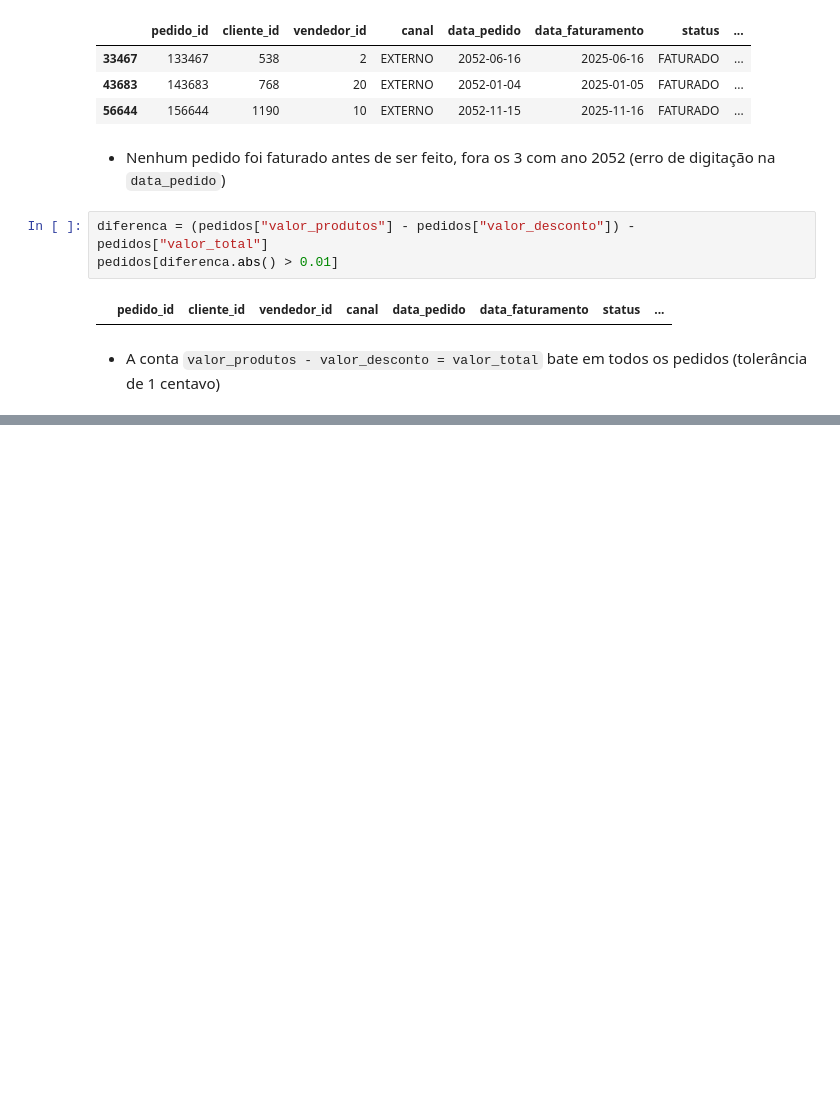
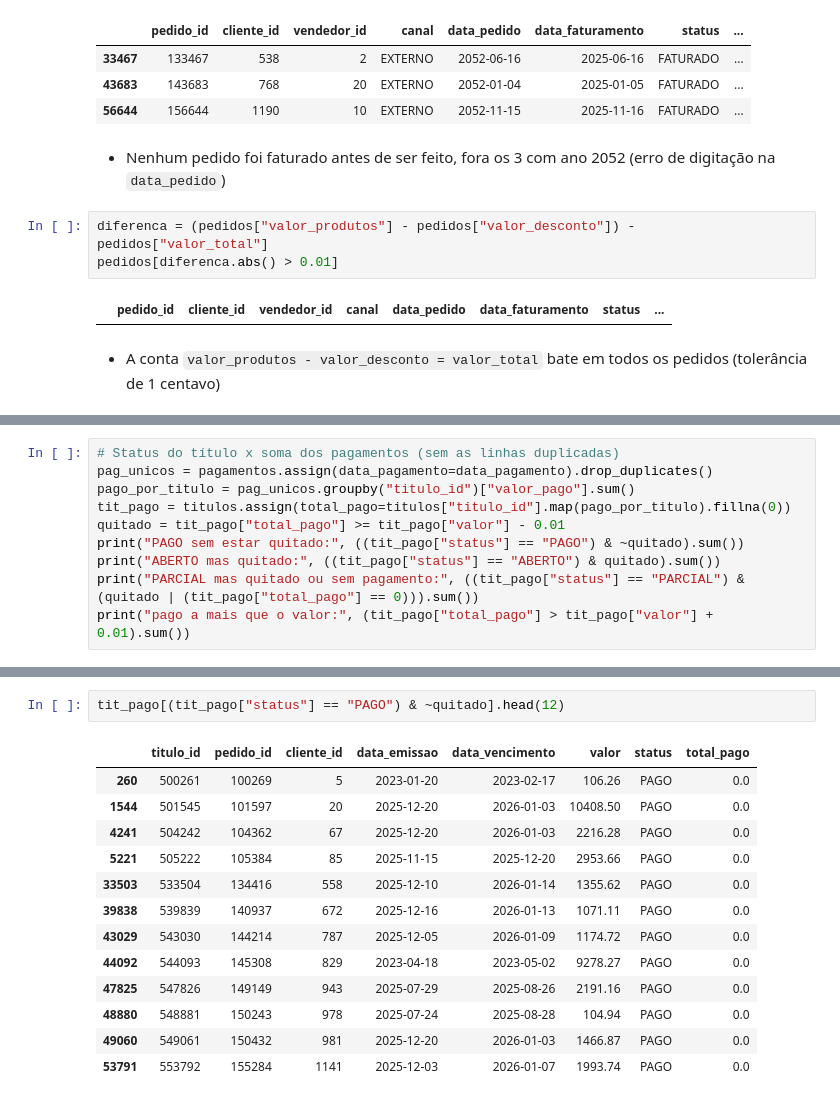
Before and after one commit to fernandesnic/distribuidora-vale-sul, a Jupyter notebook: notebooks/01_exploracao.ipynb, the cells around one changed output, grey strips where cells are left out. Saved outputs shown, nothing was run; the diff lists cells and outputs as text; blank space fills up the shorter version.

```diff
--- a/notebooks/01_exploracao.ipynb
+++ b/notebooks/01_exploracao.ipynb
@@ -463,0 +954,10 @@ Para fazer no fim, depois de explorar todas as tabelas.
+# %%
+# Status do título x soma dos pagamentos (sem as linhas duplicadas)
+pag_unicos = pagamentos.assign(data_pagamento=data_pagamento).drop_duplicates()
+pago_por_titulo = pag_unicos.groupby("titulo_id")["valor_pago"].sum()
+tit_pago = titulos.assign(total_pago=titulos["titulo_id"].map(pago_por_titulo).fillna(0))
+quitado = tit_pago["total_pago"] >= tit_pago["valor"] - 0.01
+print("PAGO sem estar quitado:", ((tit_pago["status"] == "PAGO") & ~quitado).sum())
+print("ABERTO mas quitado:", ((tit_pago["status"] == "ABERTO") & quitado).sum())
+print("PARCIAL mas quitado ou sem pagamento:", ((tit_pago["status"] == "PARCIAL") & (quitado | (tit_pago["total_pago"] == 0))).sum())
+print("pago a mais que o valor:", (tit_pago["total_pago"] > tit_pago["valor"] + 0.01).sum())
@@ -463,0 +975,16 @@ Para fazer no fim, depois de explorar todas as tabelas.
+# %%
+tit_pago[(tit_pago["status"] == "PAGO") & ~quitado].head(12)
+# %% [output]
+|  | titulo_id | pedido_id | cliente_id | data_emissao | data_vencimento | valor | status | total_pago |
+| 260 | 500261 | 100269 | 5 | 2023-01-20 | 2023-02-17 | 106.26 | PAGO | 0.0 |
+| 1544 | 501545 | 101597 | 20 | 2025-12-20 | 2026-01-03 | 10408.50 | PAGO | 0.0 |
+| 4241 | 504242 | 104362 | 67 | 2025-12-20 | 2026-01-03 | 2216.28 | PAGO | 0.0 |
+| 5221 | 505222 | 105384 | 85 | 2025-11-15 | 2025-12-20 | 2953.66 | PAGO | 0.0 |
+| 33503 | 533504 | 134416 | 558 | 2025-12-10 | 2026-01-14 | 1355.62 | PAGO | 0.0 |
+| 39838 | 539839 | 140937 | 672 | 2025-12-16 | 2026-01-13 | 1071.11 | PAGO | 0.0 |
+| 43029 | 543030 | 144214 | 787 | 2025-12-05 | 2026-01-09 | 1174.72 | PAGO | 0.0 |
+| 44092 | 544093 | 145308 | 829 | 2023-04-18 | 2023-05-02 | 9278.27 | PAGO | 0.0 |
+| 47825 | 547826 | 149149 | 943 | 2025-07-29 | 2025-08-26 | 2191.16 | PAGO | 0.0 |
+| 48880 | 548881 | 150243 | 978 | 2025-07-24 | 2025-08-28 | 104.94 | PAGO | 0.0 |
+| 49060 | 549061 | 150432 | 981 | 2025-12-20 | 2026-01-03 | 1466.87 | PAGO | 0.0 |
+| 53791 | 553792 | 155284 | 1141 | 2025-12-03 | 2026-01-07 | 1993.74 | PAGO | 0.0 |
```
Also changed, not shown: parts of 82 cells of this notebook.
